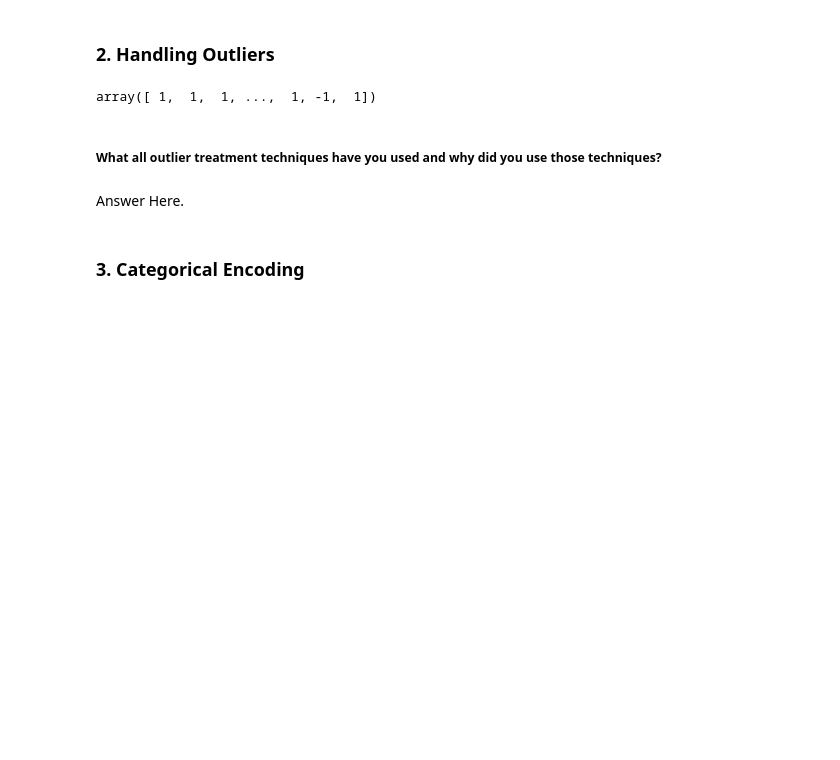
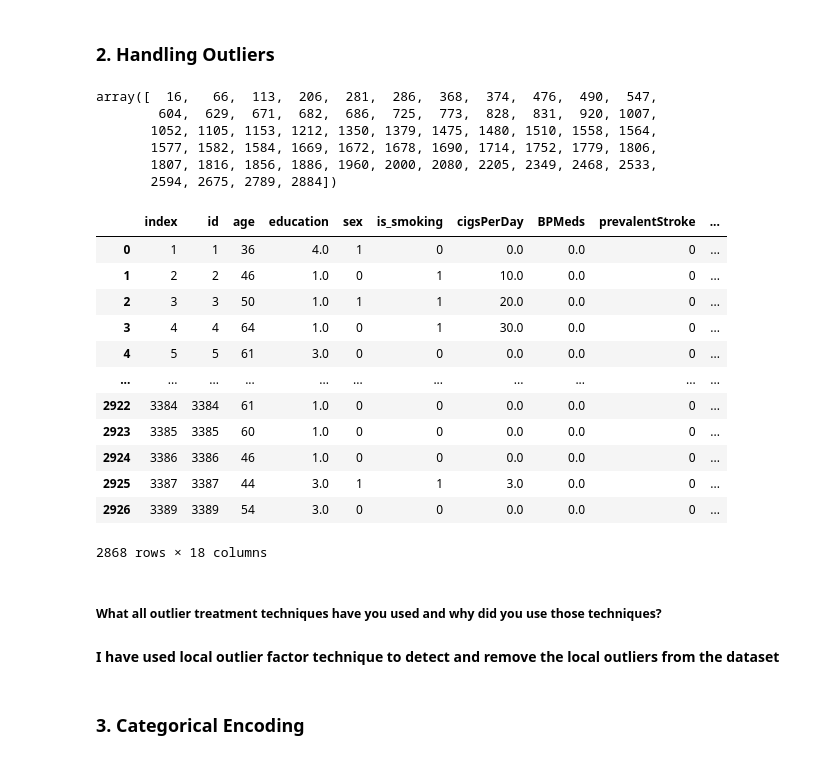
Before and after one commit to uday2510/Cardiovascular-Risk-Prediction, a Jupyter notebook: Cardiovascular_Risk_Prediction.ipynb, the cells around one changed output. Cells and saved outputs as stored; diff of their text form; code cells hidden in the pictures; blank space fills up the shorter version.

```diff
--- a/Cardiovascular_Risk_Prediction.ipynb
+++ b/Cardiovascular_Risk_Prediction.ipynb
@@ -659,10 +596,3 @@ Answer Here.
 **Since  very few values were missing thus no need to  impute missing values as i have dropped the null values**
 # %% [markdown]
 ### 2. Handling Outliers
-# %%
-# Handling Outliers & Outlier treatments
-isoforest= IsolationForest(contamination=0.2)
-anomalies=isoforest.fit_predict(df1.iloc[:, 9:15])
-anomalies
-# %% [output]
-array([ 1,  1,  1, ...,  1, -1,  1])
@@ -674,7 +599,38 @@ plt.scatter(outlier_index,normaldata_index)
+# %%
+# Handling Outliers & Outlier treatments
+from sklearn.neighbors import LocalOutlierFactor
+lof = LocalOutlierFactor(n_neighbors=5)
+predictions = lof.fit_predict(df1[['totChol',	'sysBP',	'diaBP',	'BMI',	'heartRate',	'glucose']])
+lof_index=np.where(predictions<0)
+lof_index[0]
+# %% [output]
+array([  16,   66,  113,  206,  281,  286,  368,  374,  476,  490,  547,
+        604,  629,  671,  682,  686,  725,  773,  828,  831,  920, 1007,
+       1052, 1105, 1153, 1212, 1350, 1379, 1475, 1480, 1510, 1558, 1564,
+       1577, 1582, 1584, 1669, 1672, 1678, 1690, 1714, 1752, 1779, 1806,
+       1807, 1816, 1856, 1886, 1960, 2000, 2080, 2205, 2349, 2468, 2533,
+       2594, 2675, 2789, 2884])
+# %%
+new_df=df1.drop(index=lof_index[0])
+new_df
+# %% [output]
+|  | index | id | age | education | sex | is_smoking | cigsPerDay | BPMeds | prevalentStroke | ... |
+| 0 | 1 | 1 | 36 | 4.0 | 1 | 0 | 0.0 | 0.0 | 0 | ... |
+| 1 | 2 | 2 | 46 | 1.0 | 0 | 1 | 10.0 | 0.0 | 0 | ... |
+| 2 | 3 | 3 | 50 | 1.0 | 1 | 1 | 20.0 | 0.0 | 0 | ... |
+| 3 | 4 | 4 | 64 | 1.0 | 0 | 1 | 30.0 | 0.0 | 0 | ... |
+| 4 | 5 | 5 | 61 | 3.0 | 0 | 0 | 0.0 | 0.0 | 0 | ... |
+| ... | ... | ... | ... | ... | ... | ... | ... | ... | ... | ... |
+| 2922 | 3384 | 3384 | 61 | 1.0 | 0 | 0 | 0.0 | 0.0 | 0 | ... |
+| 2923 | 3385 | 3385 | 60 | 1.0 | 0 | 0 | 0.0 | 0.0 | 0 | ... |
+| 2924 | 3386 | 3386 | 46 | 1.0 | 0 | 0 | 0.0 | 0.0 | 0 | ... |
+| 2925 | 3387 | 3387 | 44 | 3.0 | 1 | 1 | 3.0 | 0.0 | 0 | ... |
+| 2926 | 3389 | 3389 | 54 | 3.0 | 0 | 0 | 0.0 | 0.0 | 0 | ... |
+2868 rows × 18 columns
 # %% [markdown]
 ##### What all outlier treatment techniques have you used and why did you use those techniques?
-# %% [markdown]
-Answer Here.
+# %% [markdown]
+**I have used local outlier factor technique to detect and remove the local outliers from the dataset**
 # %% [markdown]
 ### 3. Categorical Encoding
 # %%
```
Also changed, not shown: parts of 61 cells of this notebook.
